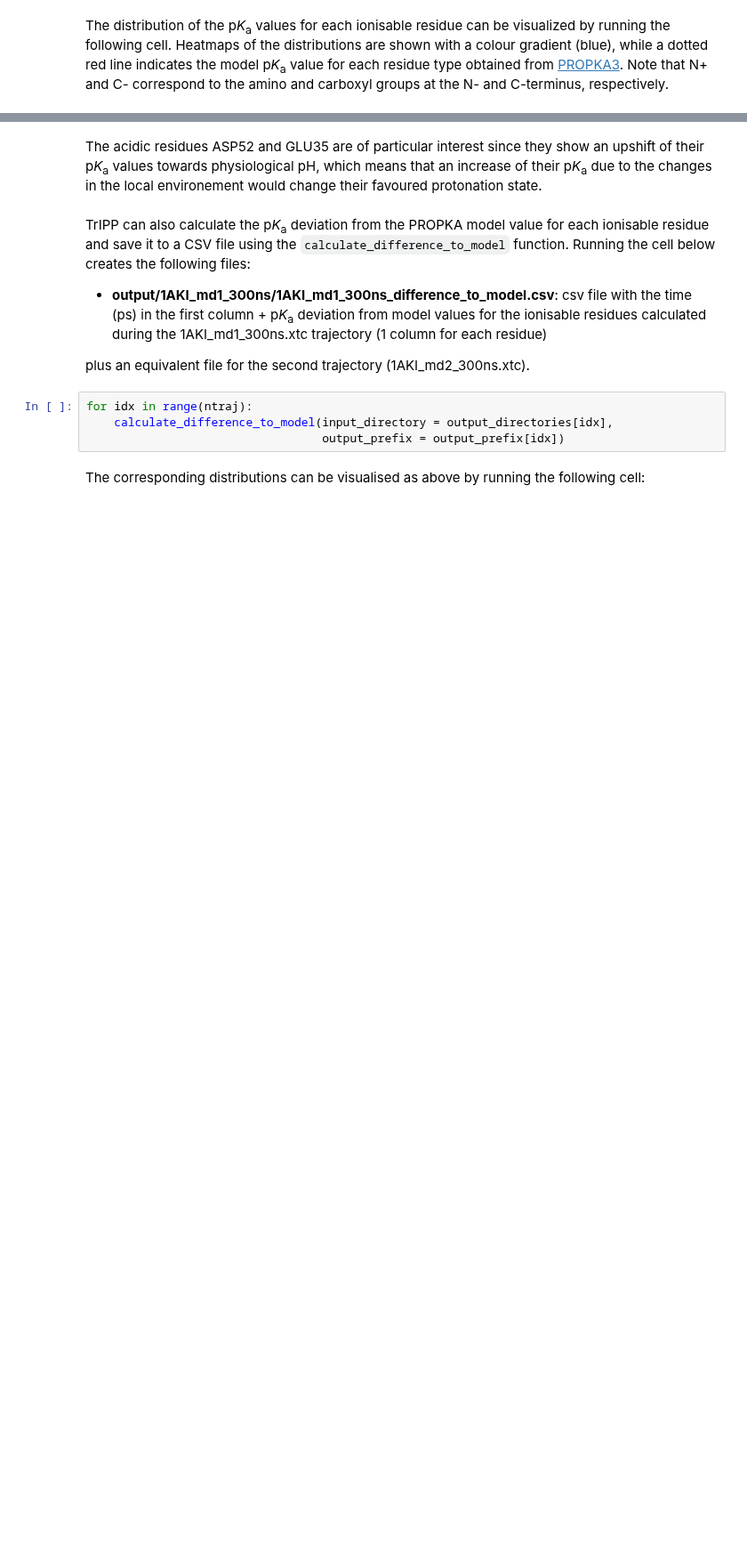
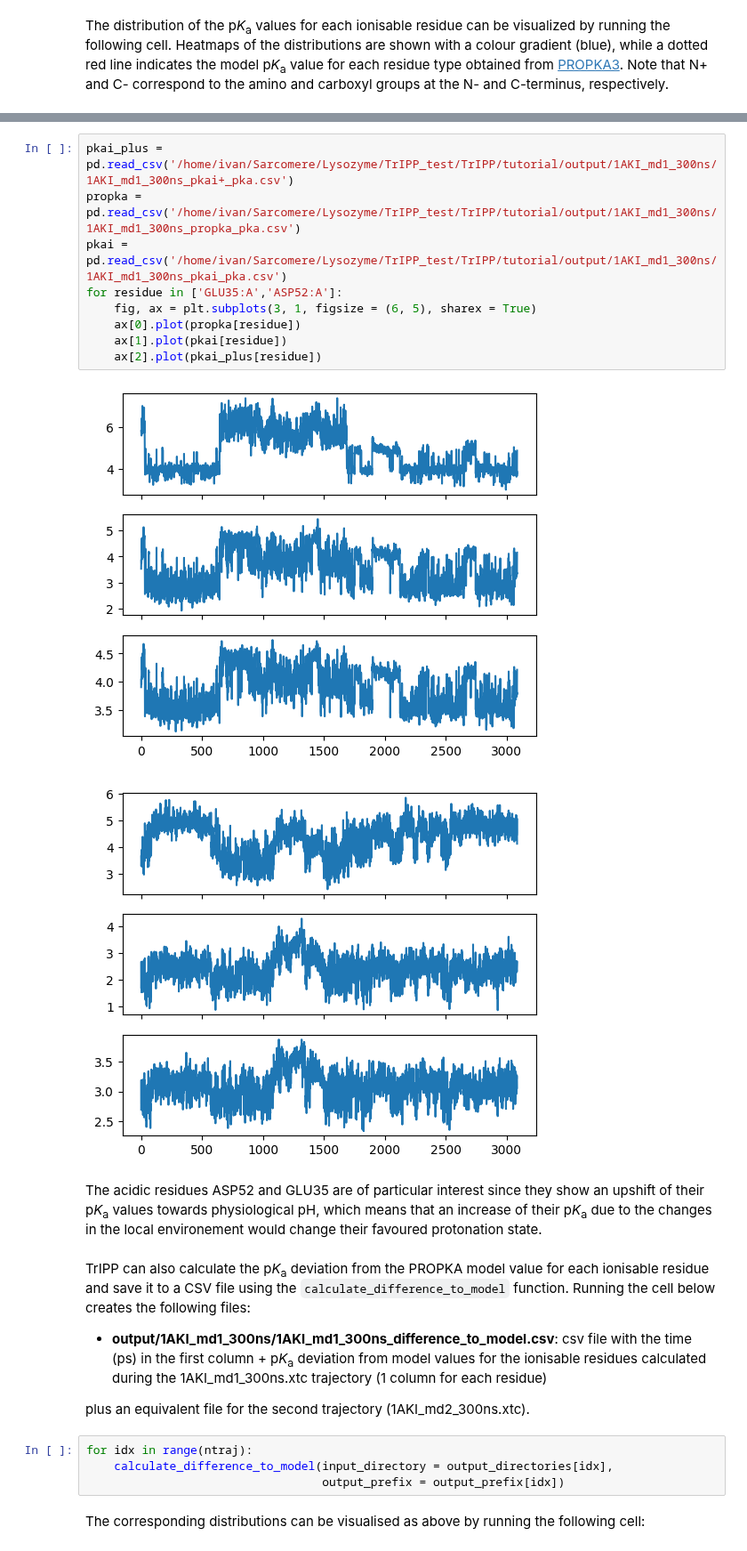
Before and after one commit to fornililab/TrIPP, a Jupyter notebook: tutorial/tripp_tutorial.ipynb, the cells around one changed output, grey strips where cells are left out. Shown at 89% size. Saved outputs shown, nothing was run; the diff lists cells and outputs as text; blank space fills up the shorter version.

```diff
--- a/tutorial/tripp_tutorial.ipynb
+++ b/tutorial/tripp_tutorial.ipynb
@@ -156,3 +158,15 @@ plt.show()
+# %%
+pkai_plus = pd.read_csv('/home/ivan/Sarcomere/Lysozyme/TrIPP_test/TrIPP/tutorial/output/1AKI_md1_300ns/1AKI_md1_300ns_pkai+_pka.csv')
+propka = pd.read_csv('/home/ivan/Sarcomere/Lysozyme/TrIPP_test/TrIPP/tutorial/output/1AKI_md1_300ns/1AKI_md1_300ns_propka_pka.csv')
+pkai = pd.read_csv('/home/ivan/Sarcomere/Lysozyme/TrIPP_test/TrIPP/tutorial/output/1AKI_md1_300ns/1AKI_md1_300ns_pkai_pka.csv')
+for residue in ['GLU35:A','ASP52:A']:
+    fig, ax = plt.subplots(3, 1, figsize = (6, 5), sharex = True)
+    ax[0].plot(propka[residue])
+    ax[1].plot(pkai[residue])
+    ax[2].plot(pkai_plus[residue])
+# %% [output]
+[figure, added]
+[figure, added]
 # %% [markdown]
 The acidic residues ASP52 and GLU35 are of particular interest since they show an upshift of their p*K*<sub>a</sub> values towards physiological pH, which means that an increase of their p*K*<sub>a</sub> due to the changes in the local environement would change their favoured protonation state.
 # %% [markdown]
```
Also changed, not shown: parts of 4 cells of this notebook, 6 other files.
